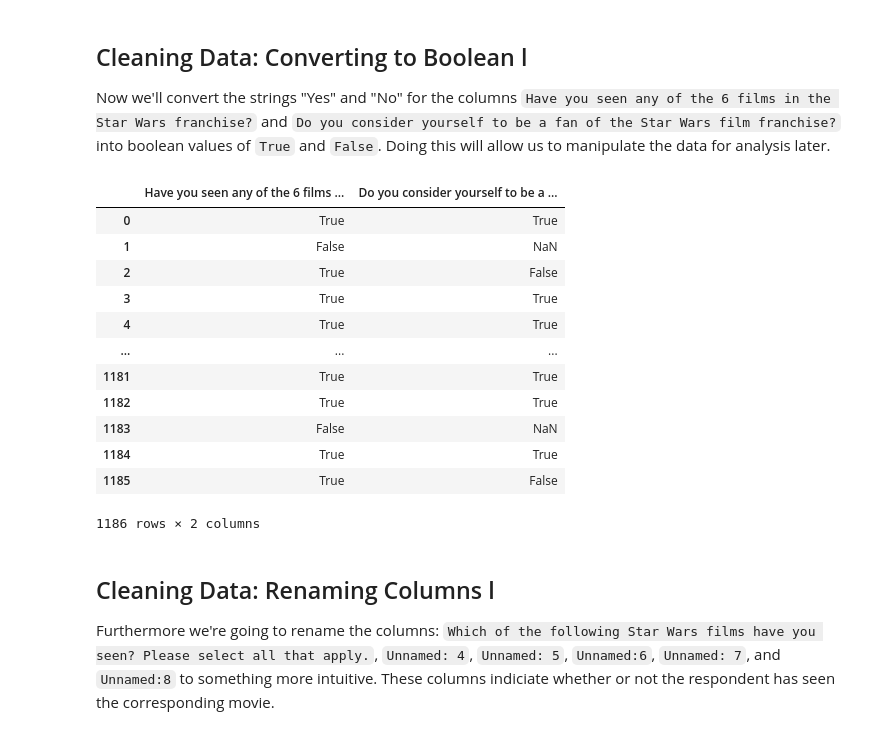
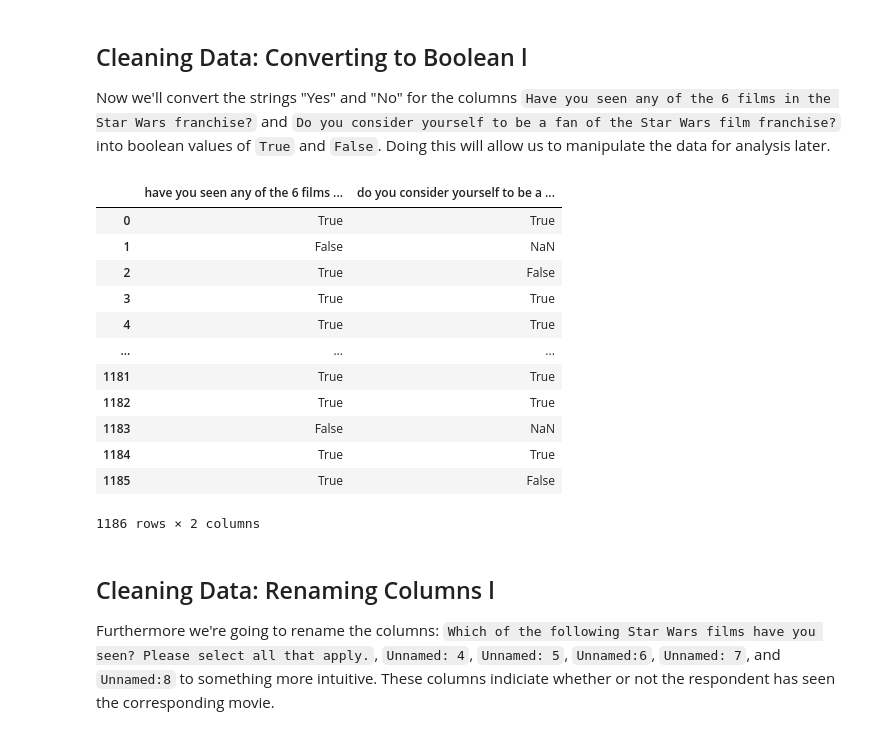
Before and after one commit to Witiko-5/Data-Science-Projects, a Jupyter notebook: Guided Projects/Star Wars GP.ipynb, the cells around one changed output. Drawn from its saved outputs; the diff is of its cells as text; code cells hidden in the pictures.

```diff
--- a/Guided Projects/Star Wars GP.ipynb
+++ b/Guided Projects/Star Wars GP.ipynb
@@ -43,5 +43,10 @@ star_wars
 # Pandas configuration
 pd.set_option('display.max_columns', None)
 
+# Rename columns to increase readability
+star_wars.columns = star_wars.columns.str.lower()
+star_wars.rename(columns={'respondentid':'respondent_id'})
+
+# Display first five rows
 star_wars.head()
 # %% [output]
@@ -99,14 +104,14 @@ Now we'll convert the strings "Yes" and "No" for the columns `Have you seen any
 # %%
 # Change all specificed strings to specificed boolean value
 yes_no = {'Yes':True, 'No':False}
 
-star_wars['Have you seen any of the 6 films in the Star Wars franchise?'] = star_wars['Have you seen any of the 6 films in the Star Wars franchise?'].map(yes_no)
-star_wars['Do you consider yourself to be a fan of the Star Wars film franchise?'] = star_wars['Do you consider yourself to be a fan of the Star Wars film franchise?'].map(yes_no)
+star_wars['have you seen any of the 6 films in the star wars franchise?'] = star_wars['have you seen any of the 6 films in the star wars franchise?'].map(yes_no)
+star_wars['do you consider yourself to be a fan of the star wars film franchise?'] = star_wars['do you consider yourself to be a fan of the star wars film franchise?'].map(yes_no)
 
 # Check our work
-star_wars[['Have you seen any of the 6 films in the Star Wars franchise?', 'Do you consider yourself to be a fan of the Star Wars film franchise?']]
+star_wars[['have you seen any of the 6 films in the star wars franchise?', 'do you consider yourself to be a fan of the star wars film franchise?']]
 # %% [output]
-|  | Have you seen any of the 6 films ... | Do you consider yourself to be a ... |
+|  | have you seen any of the 6 films ... | do you consider yourself to be a ... |
 | 0 | True | True |
 | 1 | False | NaN |
 | 2 | True | False |
```
Also changed, not shown: parts of 13 cells of this notebook, 1 other file.
